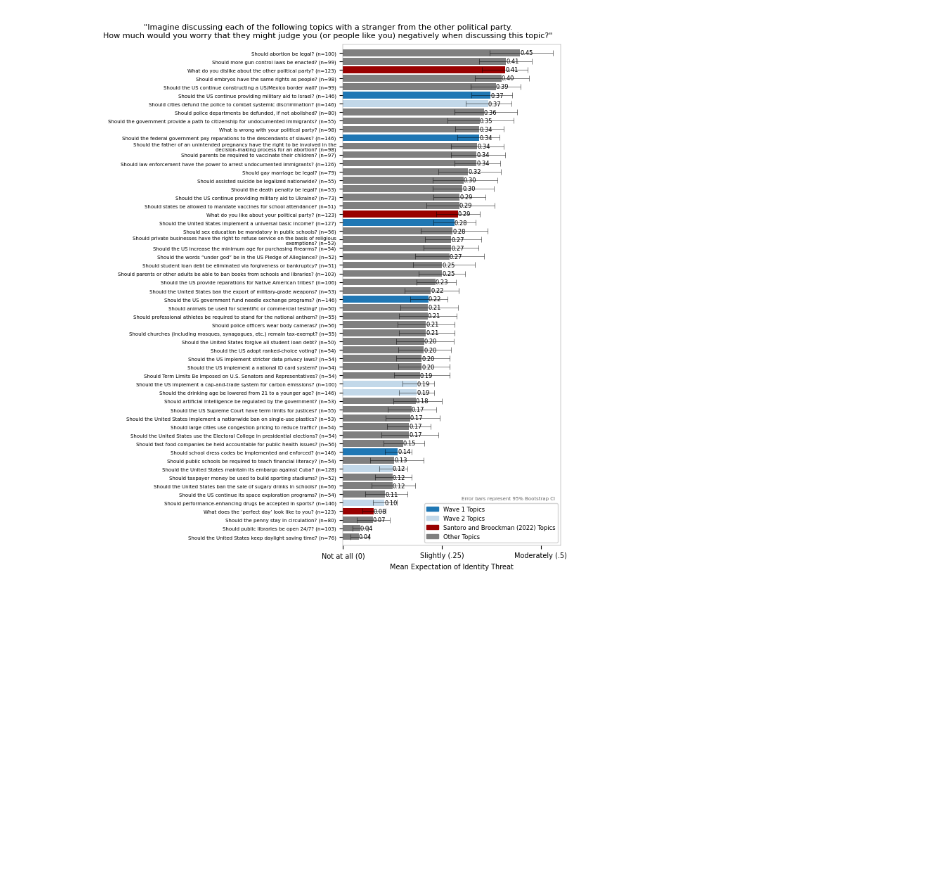
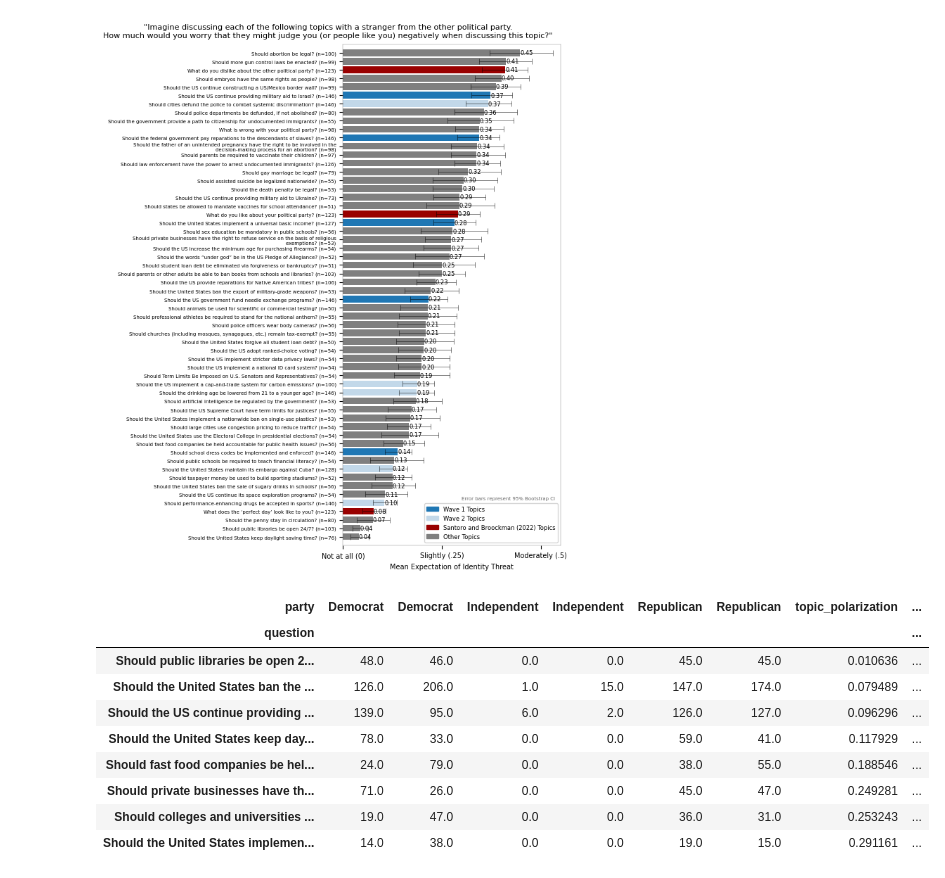
Before and after one commit to Watts-Lab/topic_choice, a Jupyter notebook: analyze_topics_pretest.ipynb, the cells around one changed output. Saved outputs shown, nothing was run; the diff lists cells and outputs as text; code cells hidden in the pictures; blank space fills up the shorter version.

```diff
--- a/analyze_topics_pretest.ipynb
+++ b/analyze_topics_pretest.ipynb
@@ -855,3 +856,16 @@ plt.savefig(
 )
 # %% [output]
 [figure]
+# %%
+topic_features[(topic_features["topic_polarization"] < 0.3) & (topic_features["topic_contentiousness_scaled"] > 0.65)].sort_values(["topic_polarization", "topic_contentiousness"])
+# %% [output]
+| party | Democrat | Democrat | Independent | Independent | Republican | Republican | topic_polarization | ... |
+| question |  |  |  |  |  |  |  | ... |
+| Should public libraries be open 2... | 48.0 | 46.0 | 0.0 | 0.0 | 45.0 | 45.0 | 0.010636 | ... |
+| Should the United States ban the ... | 126.0 | 206.0 | 1.0 | 15.0 | 147.0 | 174.0 | 0.079489 | ... |
+| Should the US continue providing ... | 139.0 | 95.0 | 6.0 | 2.0 | 126.0 | 127.0 | 0.096296 | ... |
+| Should the United States keep day... | 78.0 | 33.0 | 0.0 | 0.0 | 59.0 | 41.0 | 0.117929 | ... |
+| Should fast food companies be hel... | 24.0 | 79.0 | 0.0 | 0.0 | 38.0 | 55.0 | 0.188546 | ... |
+| Should private businesses have th... | 71.0 | 26.0 | 0.0 | 0.0 | 45.0 | 47.0 | 0.249281 | ... |
+| Should colleges and universities ... | 19.0 | 47.0 | 0.0 | 0.0 | 36.0 | 31.0 | 0.253243 | ... |
+| Should the United States implemen... | 14.0 | 38.0 | 0.0 | 0.0 | 19.0 | 15.0 | 0.291161 | ... |
```
Also changed, not shown: parts of 3 cells of this notebook, 10 other files.
